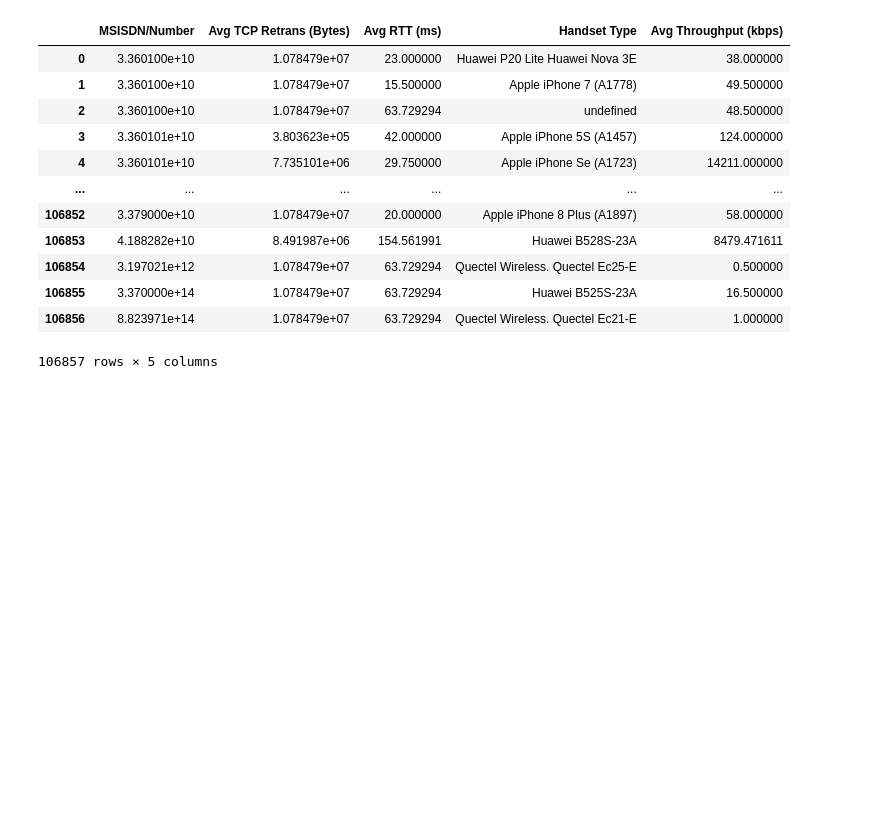
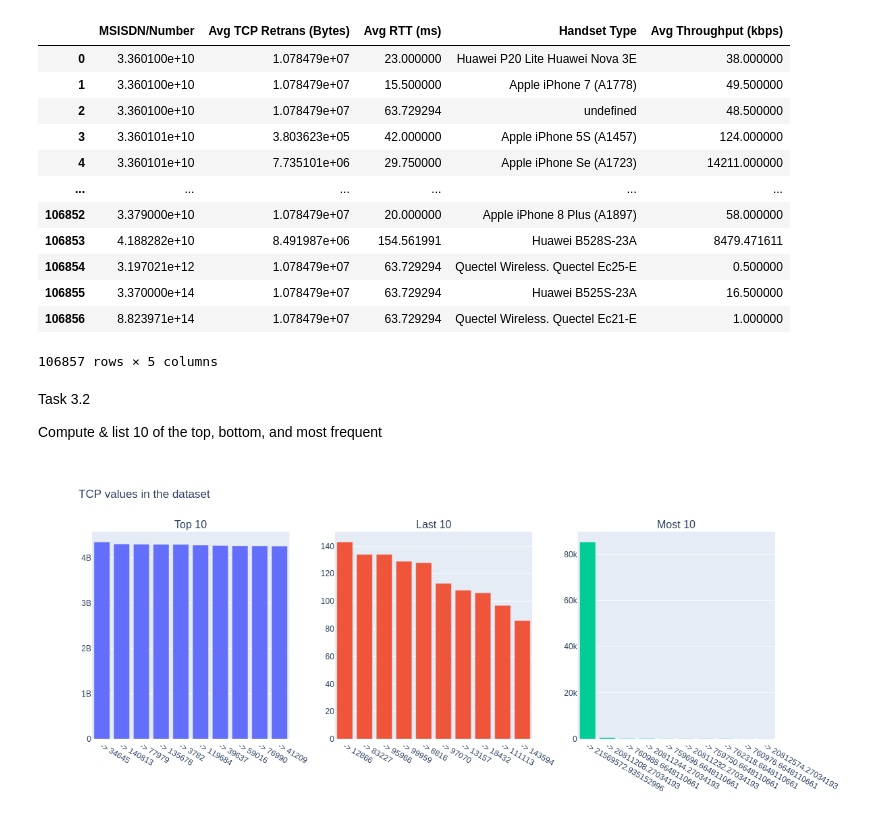
Before and after one commit to brook1167/Telecom-Analysis, a Jupyter notebook: notebooks/User_experience_analysis_task3.ipynb, the cells around one changed output. Saved outputs shown, nothing was run; the diff lists cells and outputs as text; code cells hidden in the pictures; blank space fills up the shorter version.

Commit message:
analyze tcp,rtt,tp

```diff
--- a/notebooks/User_experience_analysis_task3.ipynb
+++ b/notebooks/User_experience_analysis_task3.ipynb
@@ -100,3 +100,7 @@ aggregate_customer_data(telecom_df)
 | 106855 | 3.370000e+14 | 1.078479e+07 | 63.729294 | Huawei B525S-23A | 16.500000 |
 | 106856 | 8.823971e+14 | 1.078479e+07 | 63.729294 | Quectel Wireless. Quectel Ec21-E | 1.000000 |
 106857 rows × 5 columns
+# %% [markdown]
+Task 3.2
+
+Compute & list 10 of the top, bottom, and most frequent
@@ -102,0 +110,8 @@ aggregate_customer_data(telecom_df)
+# %%
+# TCP values
+# Analyze tcp
+top_10, last_10, most_10 = analyze_tcp(telecom_df)
+mult_hist([top_10, last_10, most_10], 1,
+          3, "TCP values in the dataset", ['Top 10', 'Last 10', 'Most 10'])
+# %% [output]
+[figure, added]
```
Also changed, not shown: parts of 3 cells of this notebook.
